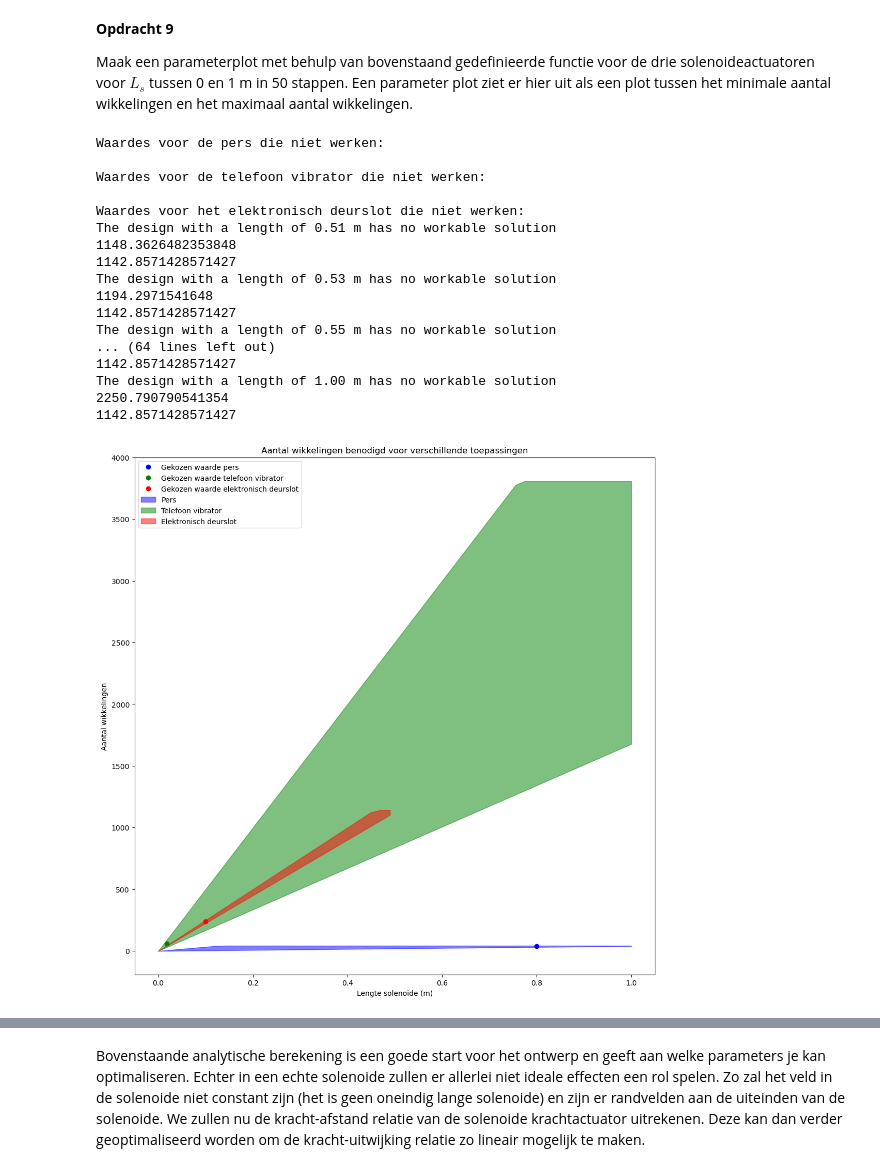
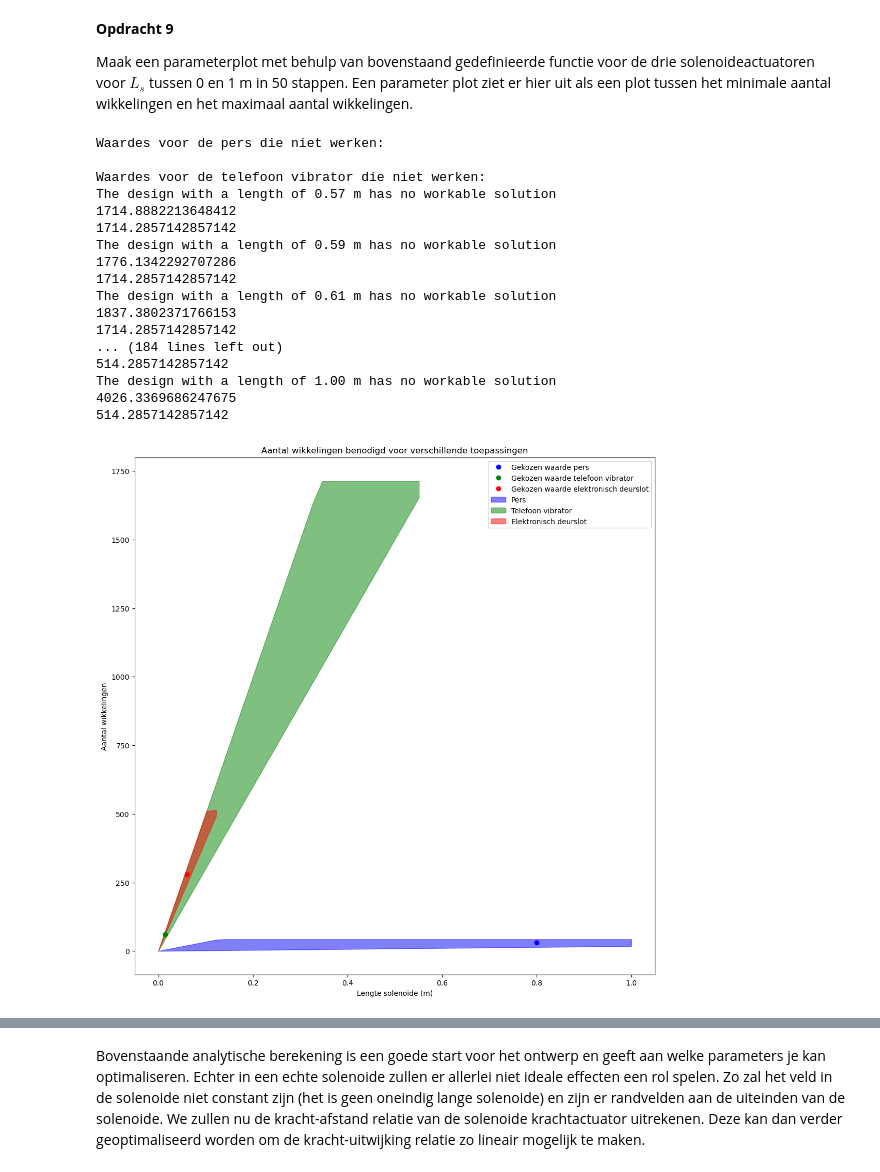
Before and after one commit to AragonMvD/opdrachten-DEF-Day, a Jupyter notebook: 2KrachtactuatorOpdracht/2KrachtactuatorOpdracht/KrachtactuatorOpdracht.ipynb, the cells around one changed output, grey strips where cells are left out. Cells and saved outputs as stored; diff of their text form; code cells hidden in the pictures.

```diff
--- a/2KrachtactuatorOpdracht/2KrachtactuatorOpdracht/KrachtactuatorOpdracht.ipynb
+++ b/2KrachtactuatorOpdracht/2KrachtactuatorOpdracht/KrachtactuatorOpdracht.ipynb
@@ -165,10 +165,10 @@ def func(U,I,r):
 L_1 = func(12,180,(1.5e-3))
 print("De maximale lengte van het draad voor de pers is %.2f m" % L_1)
 
-L_2 = func(20,2,(0.2e-3))
+L_2 = func(9,0.5,(0.1e-3))
 print("De maximale lengte van het draad voor de telefoon vibrator is %.2f m" % L_2)
 
-L_3 = func(20,2,(0.2e-3))
+L_3 = func(9,0.5,(0.1e-3))
 print("De maximale lengte van het draad voor het elektronische deurslot is %.2f m" % L_3)
 # %% [output]
 De maximale lengte van het draad voor de pers is 26.93 m
@@ -196,7 +196,7 @@ Het maximum aantal wikkelingen is de kleinste van voorwaarde 2) en 3). Geef een
 Plaats hier een png met jullie eventuele analytische afleiding.
 # %%
 #Relevante constantes:
-chi_ijzer = 1e4
+chi_ijzer = 5e4
 mu0 = 1.25663706127e-6
 
 
@@ -257,52 +257,52 @@ N_max2 = np.zeros(len(L_solonoide))
 
 print("Waardes voor de telefoon vibrator die niet werken:")
 for i in range(len(L_solonoide)):
-    N_min2[i], N_max2[i] = aantal_wikkelingen(L_solonoide[i],L_2,r_s2,0.1e-3,2,F2)
+    N_min2[i], N_max2[i] = aantal_wikkelingen(L_solonoide[i],L_2,r_s2,0.1e-3,0.5,F2)
 print()
 
 #Toepassing 3: Elektronisch deurslot
 r_s3 = 1e-2
 F3 = 40 #N
 
 N_min3 = np.zeros(len(L_solonoide))
 N_max3 = np.zeros(len(L_solonoide))
 
 print("Waardes voor het elektronisch deurslot die niet werken:")
 for i in range(len(L_solonoide)):
-    N_min3[i], N_max3[i] = aantal_wikkelingen(L_solonoide[i],L_3,r_s3,0.2e-3,2,F3)
+    N_min3[i], N_max3[i] = aantal_wikkelingen(L_solonoide[i],L_3,r_s3,0.1e-3,0.5,F3)
 print()
 
 plt.figure(figsize=(13,13))
-plt.plot(0.8,40,'bo', label="Gekozen waarde pers")
-plt.plot(0.018,60,'go', label="Gekozen waarde telefoon vibrator")
-plt.plot(0.1,240,'ro', label="Gekozen waarde elektronisch deurslot")
+plt.plot(0.8,30,'bo', label="Gekozen waarde pers")
+plt.plot(0.015,60,'go', label="Gekozen waarde telefoon vibrator")
+plt.plot(0.06,280,'ro', label="Gekozen waarde elektronisch deurslot")
 plt.fill_between(L_solonoide,N_min1, N_max1, color = "b", alpha=0.5, label='Pers')
 plt.fill_between(L_solonoide,N_min2, N_max2,color = "g", alpha=0.5, label='Telefoon vibrator')
 plt.fill_between(L_solonoide,N_min3, N_max3,color = "r", alpha=0.5, label='Elektronisch deurslot')
 plt.xlabel("Lengte solenoide (m)")
 plt.ylabel("Aantal wikkelingen")
 plt.title("Aantal wikkelingen benodigd voor verschillende toepassingen")
 plt.legend()
 plt.show()
 # %% [output]
 Waardes voor de pers die niet werken:
 
 Waardes voor de telefoon vibrator die niet werken:
-
-Waardes voor het elektronisch deurslot die niet werken:
-The design with a length of 0.51 m has no workable solution
-1148.3626482353848
-1142.8571428571427
-The design with a length of 0.53 m has no workable solution
-1194.2971541648
-1142.8571428571427
-The design with a length of 0.55 m has no workable solution
-... (64 lines left out)
-1142.8571428571427
+The design with a length of 0.57 m has no workable solution
+1714.8882213648412
+1714.2857142857142
+The design with a length of 0.59 m has no workable solution
+1776.1342292707286
+1714.2857142857142
+The design with a length of 0.61 m has no workable solution
+1837.3802371766153
+1714.2857142857142
+... (184 lines left out)
+514.2857142857142
 The design with a length of 1.00 m has no workable solution
-2250.790790541354
-1142.8571428571427
+4026.3369686247675
+514.2857142857142
-[figure, old version]
+[figure, new version]
 # %% [markdown]
 **Opdracht 10**
 
```
Also changed, not shown: parts of 3 cells of this notebook.
